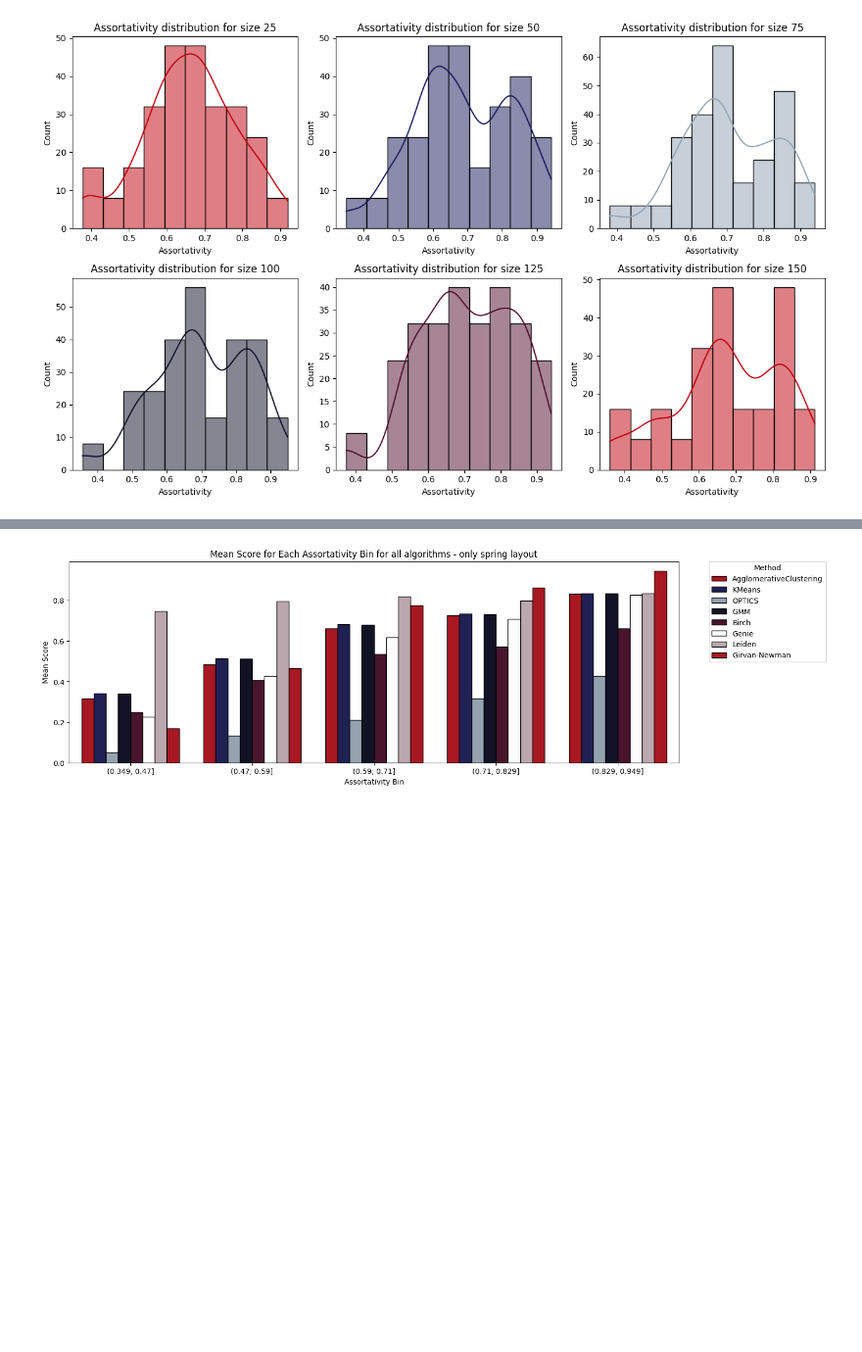
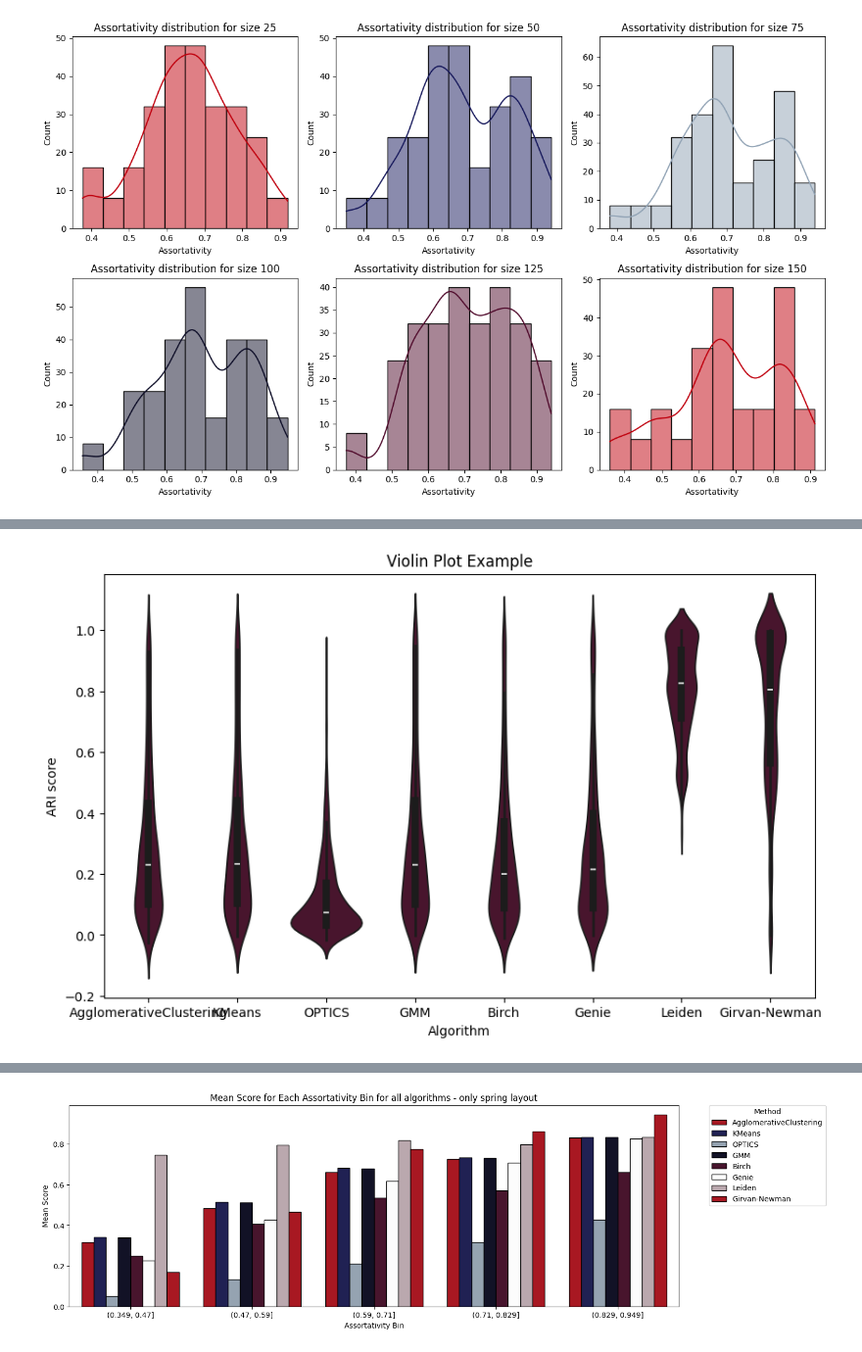
Before and after one commit to ARUMHC/Geometric-Properties-of-Graph-Visualization-Methods, a Jupyter notebook: code/ANALYSIS_whole_experiment_data.ipynb, the cells around one changed output, grey strips where cells are left out. Shown at 98% size. Saved outputs shown, nothing was run; the diff lists cells and outputs as text; code cells hidden in the pictures; blank space fills up the shorter version.

```diff
--- a/code/ANALYSIS_whole_experiment_data.ipynb
+++ b/code/ANALYSIS_whole_experiment_data.ipynb
@@ -100,3 +130,16 @@ plt.show()
+# %%
+plt.figure(figsize=(10, 6))
+sns.violinplot(x="Method", y="Score", data=melted_data, color='#510C2D')
+
+# Customize the plot
+plt.title('Violin Plot Example')
+plt.xlabel('Algorithm')
+plt.ylabel('ARI score')
+
+# Show the plot
+plt.show()
+# %% [output]
+[figure, added]
 # %%
 import numpy as np
 plt.figure(figsize=(15, 5))
```
Also changed, not shown: parts of 15 cells of this notebook, 16 other files.
